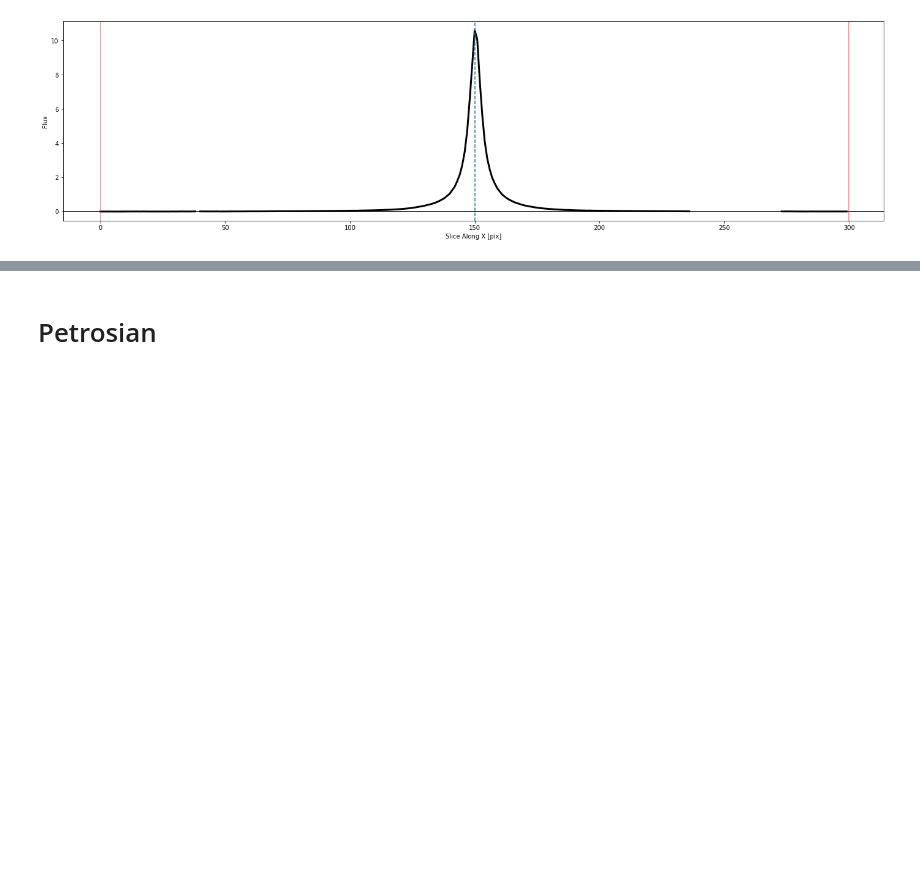
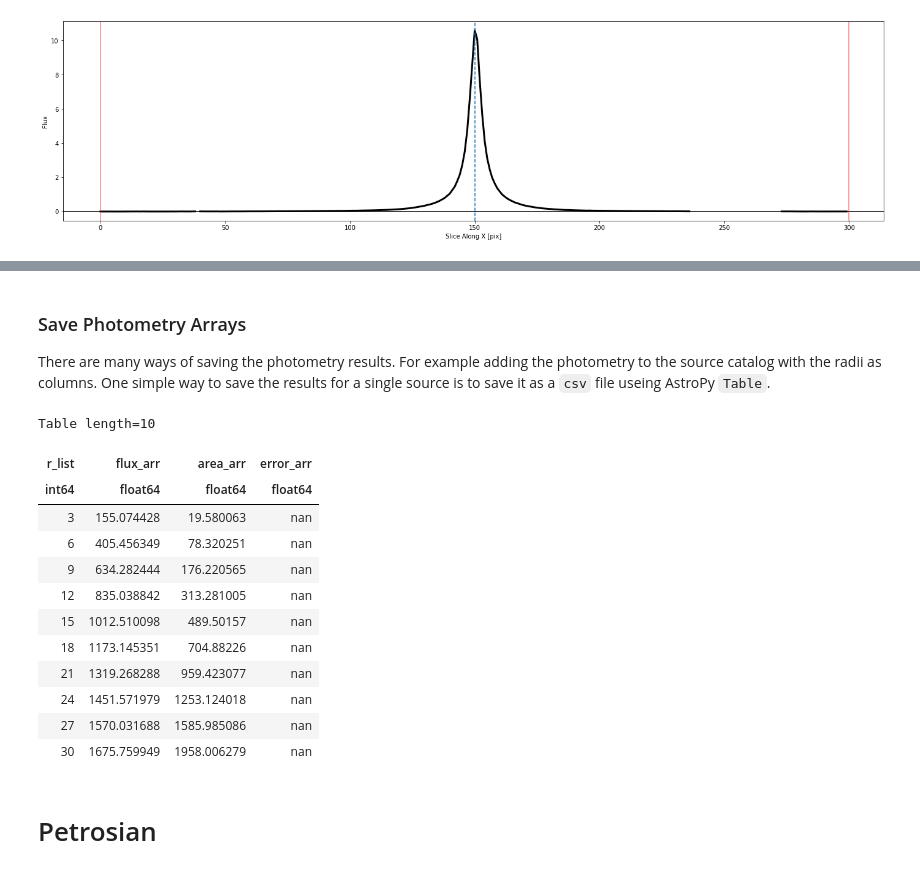
Before and after one commit to PetroFit/petrofit, a Jupyter notebook: docs/photometry_and_petrosian.ipynb, the cells around one changed output, grey strips where cells are left out. Cells and saved outputs as stored; diff of their text form; code cells hidden in the pictures; blank space fills up the shorter version.

```diff
--- a/docs/photometry_and_petrosian.ipynb
+++ b/docs/photometry_and_petrosian.ipynb
@@ -255,3 +255,32 @@ If `source_photometry`’s `plot` option is set to True, four plots are displaye
+# %% [markdown]
+### Save Photometry Arrays
+
+There are many ways of saving the photometry results. For example adding the photometry to the source catalog with the radii as columns. One simple way to save the results for a single source is to save it as a `csv` file useing AstroPy `Table`.
+# %%
+from astropy.table import Table
+
+t = Table(
+    data=[r_list, flux_arr, area_arr, error_arr],
+    names=['r_list', 'flux_arr', 'area_arr', 'error_arr'],
+)
+
+# t.write('data/abell_2744_cd_galaxy_f105w_photometry.csv', overwrite=True)
+
+t[:10]
+# %% [output]
+Table length=10
+| r_list | flux_arr | area_arr | error_arr |
+| int64 | float64 | float64 | float64 |
+| 3 | 155.074428 | 19.580063 | nan |
+| 6 | 405.456349 | 78.320251 | nan |
+| 9 | 634.282444 | 176.220565 | nan |
+| 12 | 835.038842 | 313.281005 | nan |
+| 15 | 1012.510098 | 489.50157 | nan |
+| 18 | 1173.145351 | 704.88226 | nan |
+| 21 | 1319.268288 | 959.423077 | nan |
+| 24 | 1451.571979 | 1253.124018 | nan |
+| 27 | 1570.031688 | 1585.985086 | nan |
+| 30 | 1675.759949 | 1958.006279 | nan |
 # %% [markdown]
 # Petrosian
 # %% [markdown]
```
Also changed, not shown: parts of 35 cells of this notebook, 8 other files.
